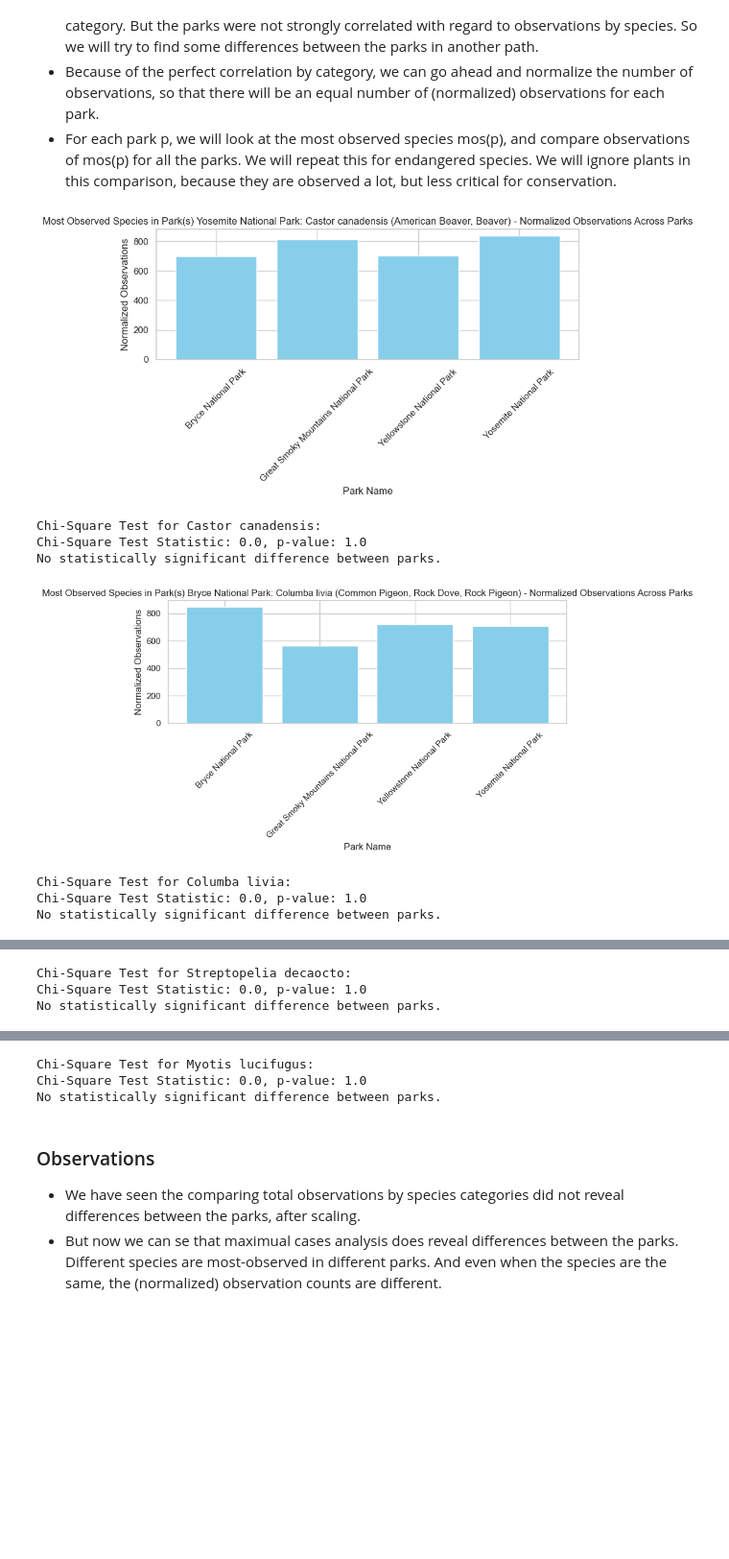
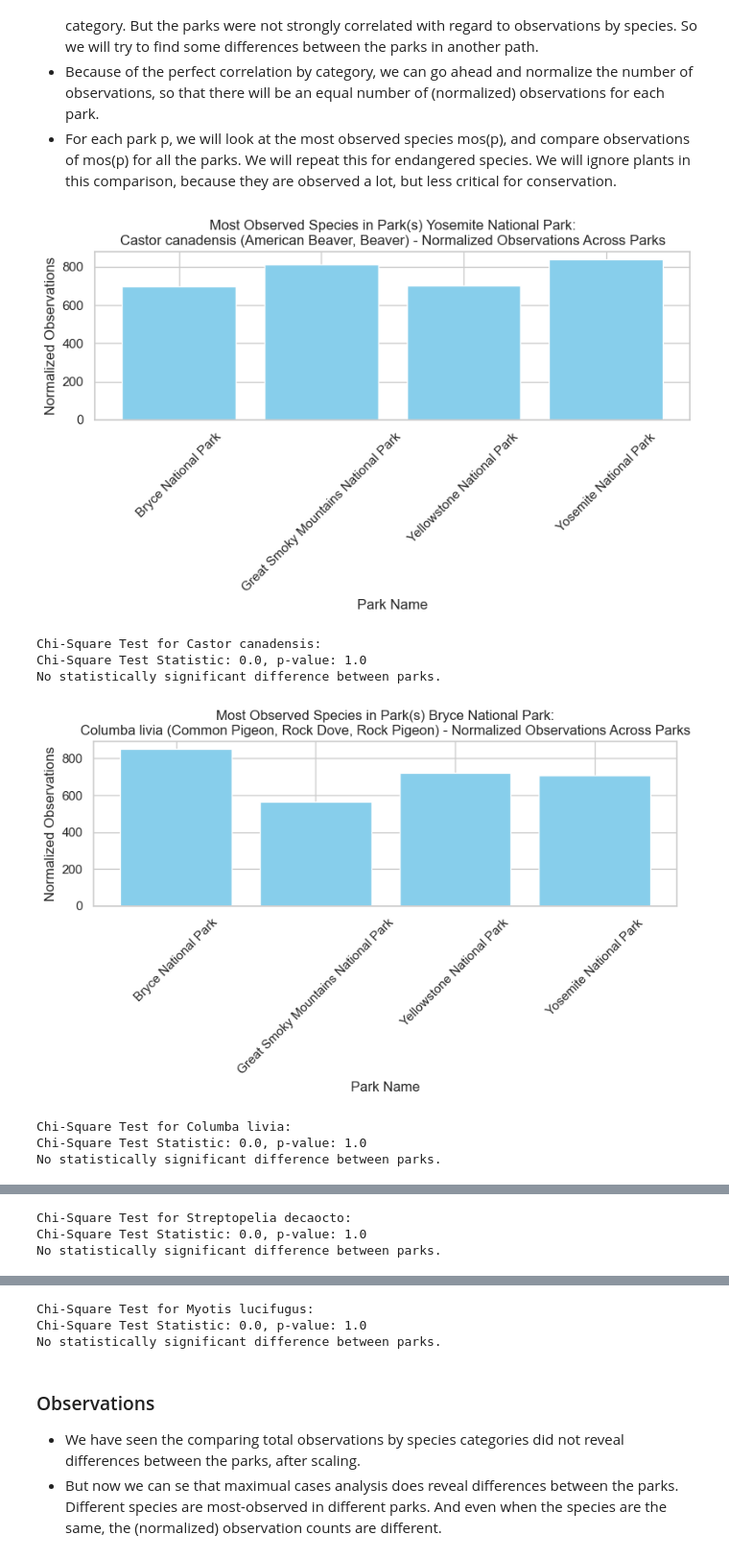
Before and after one commit to ramtob/CDC-Portfolio-0425-Biodiversity, a Jupyter notebook: biodiversity.ipynb, the cells around one changed output, grey strips where cells are left out. Shown at 96% size. Cells and saved outputs as stored; diff of their text form; code cells hidden in the pictures; blank space fills up the shorter version.

Commit message:
cont - adding line breaks to the long titles

```diff
--- a/biodiversity.ipynb
+++ b/biodiversity.ipynb
@@ -969,7 +969,7 @@ for species_name, parks_list in species_to_parks.items():
     park_names_str = ', '.join(parks_list)
     plt.figure(figsize=(8, 5))
     plt.bar(species_data['park_name'], species_data['normalized_observations'], color='skyblue')
-    plt.title(f"Most Observed Species in Park(s) {park_names_str}: {species_name} ({common_names}) - Normalized Observations Across Parks")
+    plt.title(f"Most Observed Species in Park(s) {park_names_str}:\n{species_name} ({common_names}) - Normalized Observations Across Parks")
     plt.xlabel("Park Name")
     plt.ylabel("Normalized Observations")
     plt.xticks(rotation=45)
@@ -995,39 +995,39 @@ most_observed_endangered['park_name'] = endangered_species.loc[most_observed_end
 
 # Step 6: Detect and Reduce Duplicate Graphs for Endangered Species
 endangered_to_parks = most_observed_endangered.groupby('scientific_name')['park_name'].apply(lambda x: list(map(str, x))).to_dict()
 
 # Step 7: Generate Graphs for Most Observed Endangered Species
 for species_name, parks_list in endangered_to_parks.items():
     species_data = merged_df[merged_df['scientific_name'] == species_name]
     common_names = species_data['common_names'].iloc[0]  # Use first occurrence
 
     park_names_str = ', '.join(parks_list)
     plt.figure(figsize=(8, 5))
     plt.bar(species_data['park_name'], species_data['normalized_observations'], color='orange')
-    plt.title(f"Most Observed Endangered Species in Park(s) {park_names_str}: {species_name} ({common_names}) - Normalized Observations Across Parks")
+    plt.title(f"Most Observed Endangered Species in Park(s) {park_names_str}:\n{species_name} ({common_names}) - Normalized Observations Across Parks")
     plt.xlabel("Park Name")
     plt.ylabel("Normalized Observations")
     plt.xticks(rotation=45)
     plt.tight_layout()
     plt.show()
 
     # Chi-Square Test for This Endangered Species
     contingency_table = species_data.pivot(index='scientific_name', columns='park_name', values='normalized_observations').fillna(0)
     chi2, p_value, _, _ = chi2_contingency(contingency_table)
 
     print(f"\nChi-Square Test for {species_name}:")
     print(f"Chi-Square Test Statistic: {chi2}, p-value: {p_value}")
 
     if p_value < 0.05:
         print("Statistically significant differences exist between parks.")
     else:
         print("No statistically significant difference between parks.")
 # %% [output]
-[figure, old version]
+[figure, new version]
 Chi-Square Test for Castor canadensis:
 Chi-Square Test Statistic: 0.0, p-value: 1.0
 No statistically significant difference between parks.
-[figure, old version]
+[figure, new version]
 Chi-Square Test for Columba livia:
 Chi-Square Test Statistic: 0.0, p-value: 1.0
 No statistically significant difference between parks.
```
Also changed, not shown: parts of 1 cell of this notebook.
